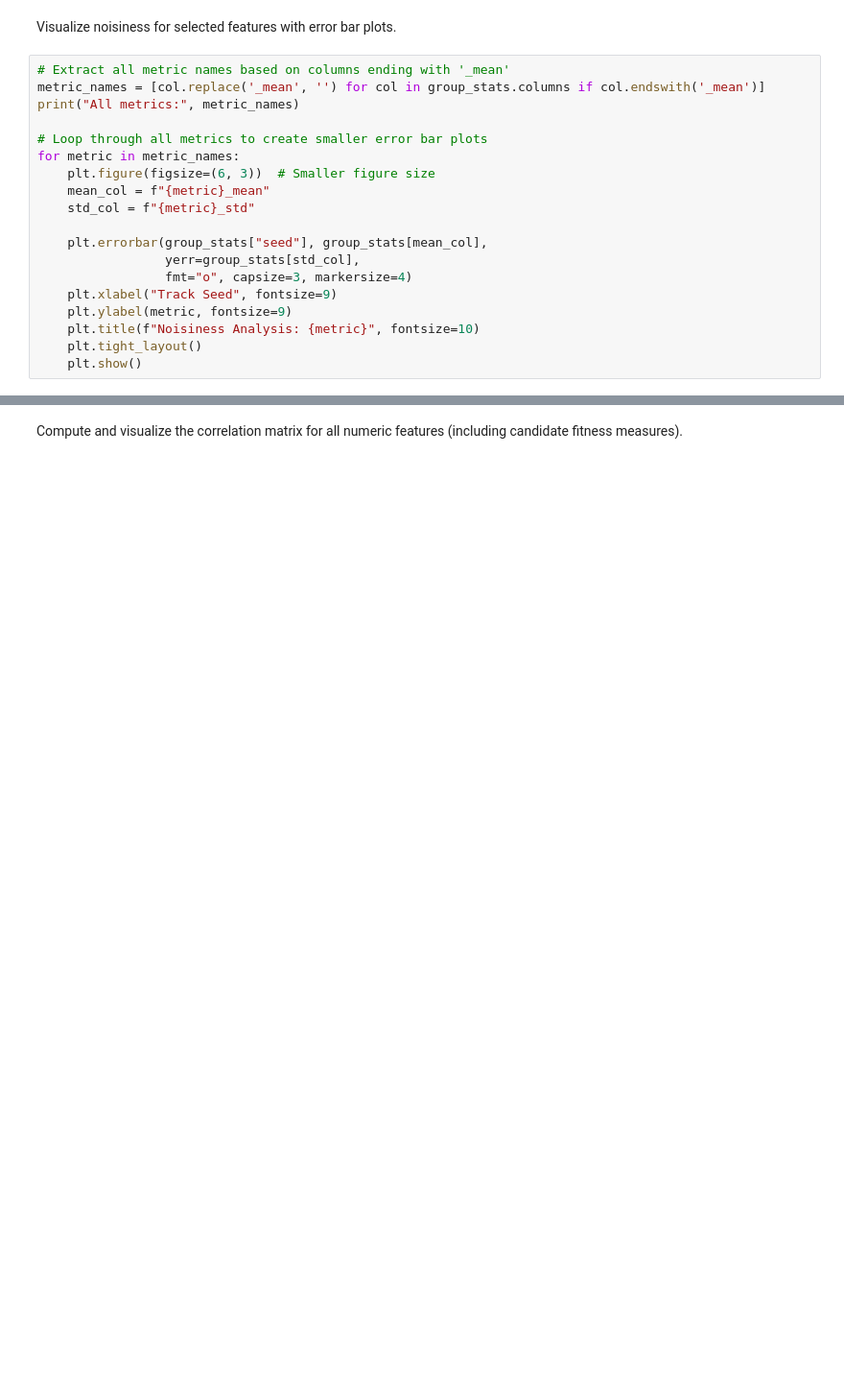
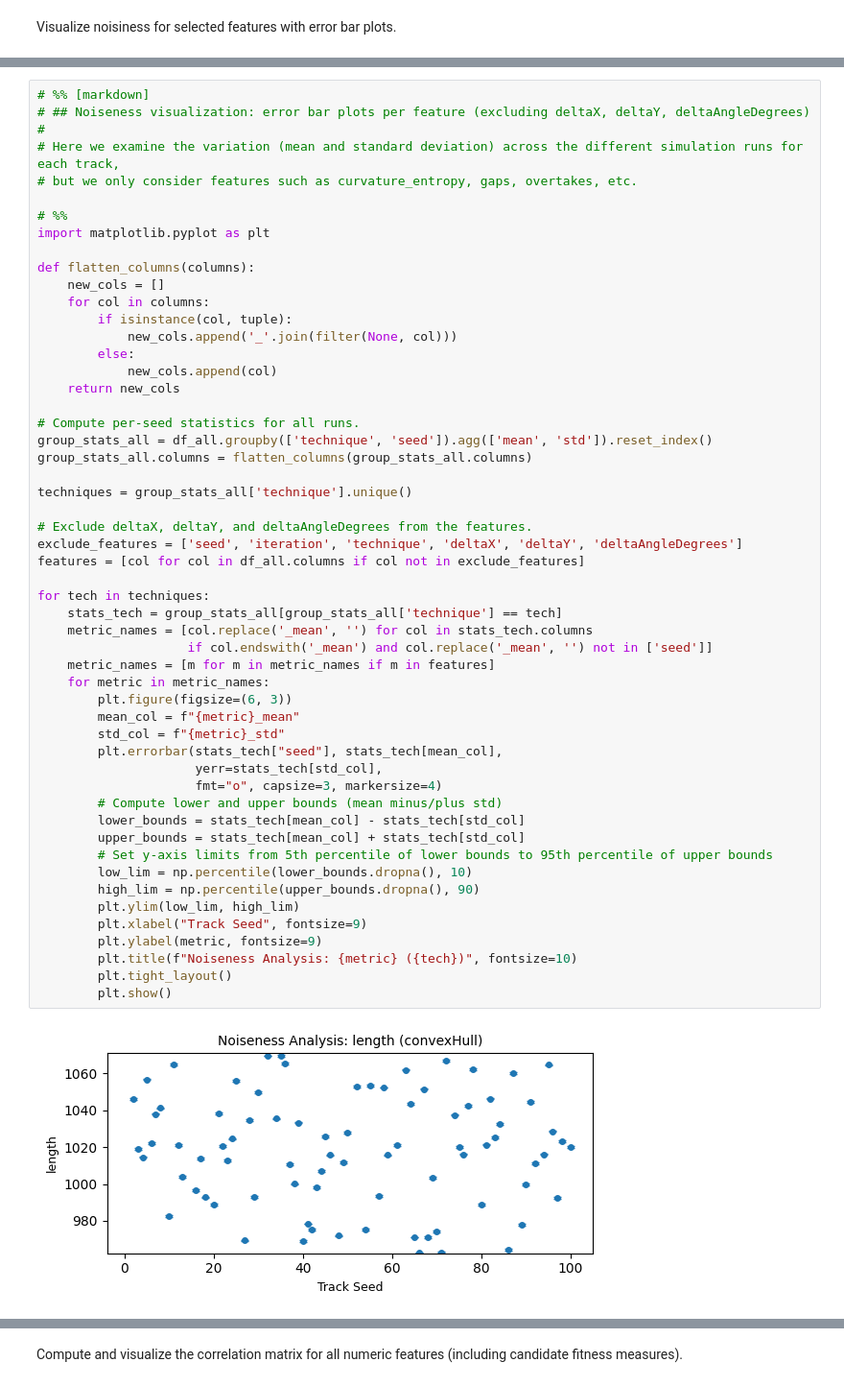
Before and after one commit to martinopiaggi/Quality-Diversity-for-Racing-Track-Design, a Jupyter notebook: data_analysis/noiseness_analysis.ipynb, the cells around one changed output, grey strips where cells are left out. Shown at 96% size. Cells and saved outputs as stored; diff of their text form; blank space fills up the shorter version.

```diff
--- a/data_analysis/noiseness_analysis.ipynb
+++ b/data_analysis/noiseness_analysis.ipynb
@@ -83,21 +64,2 @@ Grouped Statistics:
 # %% [markdown]
 Visualize noisiness for selected features with error bar plots.
-# %%
-# Extract all metric names based on columns ending with '_mean'
-metric_names = [col.replace('_mean', '') for col in group_stats.columns if col.endswith('_mean')]
-print("All metrics:", metric_names)
-
-# Loop through all metrics to create smaller error bar plots
-for metric in metric_names:
-    plt.figure(figsize=(6, 3))  # Smaller figure size
-    mean_col = f"{metric}_mean"
-    std_col = f"{metric}_std"
-
-    plt.errorbar(group_stats["seed"], group_stats[mean_col],
-                 yerr=group_stats[std_col],
-                 fmt="o", capsize=3, markersize=4)
-    plt.xlabel("Track Seed", fontsize=9)
-    plt.ylabel(metric, fontsize=9)
-    plt.title(f"Noisiness Analysis: {metric}", fontsize=10)
-    plt.tight_layout()
-    plt.show()
@@ -114,0 +66,55 @@ KeyError: 'positions_mean'
+# %%
+# %% [markdown]
+# ## Noiseness visualization: error bar plots per feature (excluding deltaX, deltaY, deltaAngleDegrees)
+#
+# Here we examine the variation (mean and standard deviation) across the different simulation runs for each track,
+# but we only consider features such as curvature_entropy, gaps, overtakes, etc.
+
+# %%
+import matplotlib.pyplot as plt
+
+def flatten_columns(columns):
+    new_cols = []
+    for col in columns:
+        if isinstance(col, tuple):
+            new_cols.append('_'.join(filter(None, col)))
+        else:
+            new_cols.append(col)
+    return new_cols
+
+# Compute per-seed statistics for all runs.
+group_stats_all = df_all.groupby(['technique', 'seed']).agg(['mean', 'std']).reset_index()
+group_stats_all.columns = flatten_columns(group_stats_all.columns)
+
+techniques = group_stats_all['technique'].unique()
+
+# Exclude deltaX, deltaY, and deltaAngleDegrees from the features.
+exclude_features = ['seed', 'iteration', 'technique', 'deltaX', 'deltaY', 'deltaAngleDegrees']
+features = [col for col in df_all.columns if col not in exclude_features]
+
+for tech in techniques:
+    stats_tech = group_stats_all[group_stats_all['technique'] == tech]
+    metric_names = [col.replace('_mean', '') for col in stats_tech.columns
+                    if col.endswith('_mean') and col.replace('_mean', '') not in ['seed']]
+    metric_names = [m for m in metric_names if m in features]
+    for metric in metric_names:
+        plt.figure(figsize=(6, 3))
+        mean_col = f"{metric}_mean"
+        std_col = f"{metric}_std"
+        plt.errorbar(stats_tech["seed"], stats_tech[mean_col],
+                     yerr=stats_tech[std_col],
+                     fmt="o", capsize=3, markersize=4)
+        # Compute lower and upper bounds (mean minus/plus std)
+        lower_bounds = stats_tech[mean_col] - stats_tech[std_col]
+        upper_bounds = stats_tech[mean_col] + stats_tech[std_col]
+        # Set y-axis limits from 5th percentile of lower bounds to 95th percentile of upper bounds
+        low_lim = np.percentile(lower_bounds.dropna(), 10)
+        high_lim = np.percentile(upper_bounds.dropna(), 90)
+        plt.ylim(low_lim, high_lim)
+        plt.xlabel("Track Seed", fontsize=9)
+        plt.ylabel(metric, fontsize=9)
+        plt.title(f"Noiseness Analysis: {metric} ({tech})", fontsize=10)
+        plt.tight_layout()
+        plt.show()
+# %% [output]
+[figure, added]
```
Also changed, not shown: parts of 28 cells of this notebook, 1 other file.
